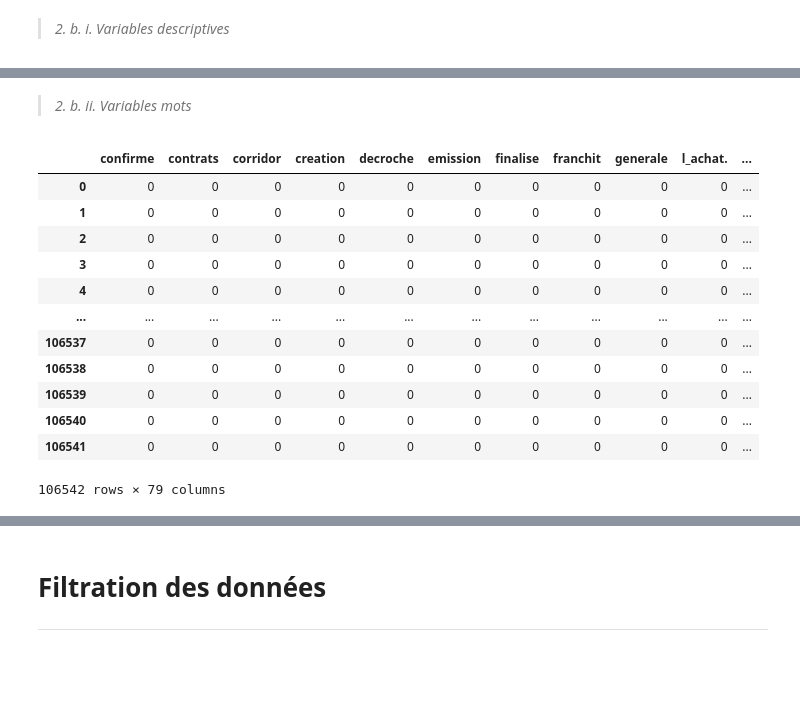
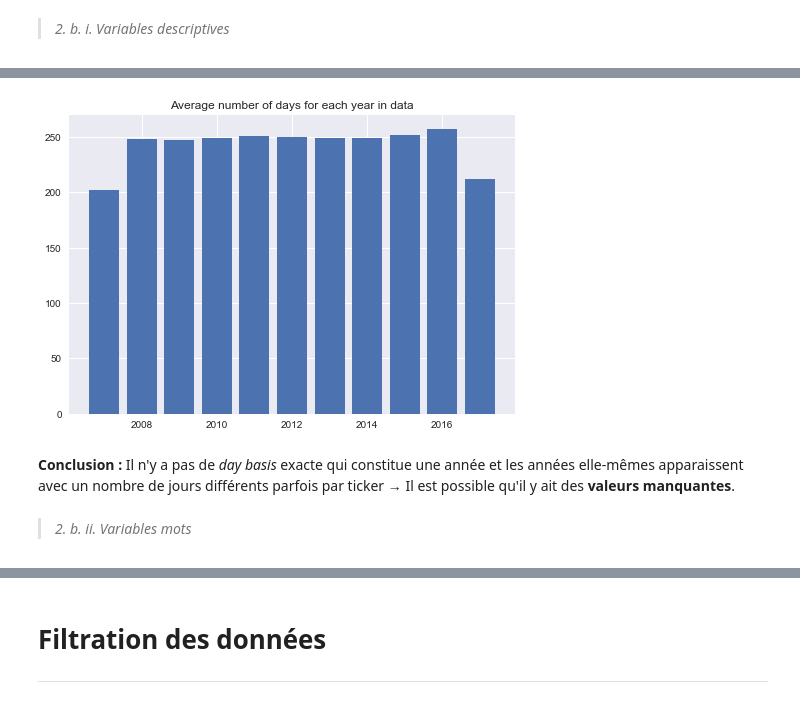
Before and after one commit to FranciscoRZ/WordImpactForecasting, a Jupyter notebook: exploratory_notebooks/kitchen_book.ipynb, the cells around one changed output, grey strips where cells are left out. Saved outputs shown, nothing was run; the diff lists cells and outputs as text; code cells hidden in the pictures; blank space fills up the shorter version.

```diff
--- a/exploratory_notebooks/kitchen_book.ipynb
+++ b/exploratory_notebooks/kitchen_book.ipynb
@@ -167,18 +234,19 @@ descriptive_variables = non_numeric_variables[:4]
+# %%
+avg_days_in_year = {}
+for (ticker, day_count) in all_day_counts.items():
+    for (year, count) in day_count.items():
+        try:
+            avg_days_in_year[year] += count
+        except KeyError:
+            avg_days_in_year[year] = count
+for year in years:
+    avg_days_in_year[year] /= len(all_day_counts)
+# %%
+plt.bar(avg_days_in_year.keys(), avg_days_in_year.values())
+plt.title("Average number of days for each year in data");
+# %% [output]
+[figure, added]
+# %% [markdown]
+**Conclusion :** Il n'y a pas de _day basis_ exacte qui constitue une année et les années elle-mêmes apparaissent avec un nombre de jours différents parfois par ticker &rarr; Il est possible qu'il y ait des **valeurs manquantes**.
 # %% [markdown]
 > _2. b. ii. Variables mots_
-# %%
-data.iloc[:,200:-1]
-# %% [output]
-|  | confirme | contrats | corridor | creation | decroche | emission | finalise | franchit | generale | l_achat. | ... |
-| 0 | 0 | 0 | 0 | 0 | 0 | 0 | 0 | 0 | 0 | 0 | ... |
-| 1 | 0 | 0 | 0 | 0 | 0 | 0 | 0 | 0 | 0 | 0 | ... |
-| 2 | 0 | 0 | 0 | 0 | 0 | 0 | 0 | 0 | 0 | 0 | ... |
-| 3 | 0 | 0 | 0 | 0 | 0 | 0 | 0 | 0 | 0 | 0 | ... |
-| 4 | 0 | 0 | 0 | 0 | 0 | 0 | 0 | 0 | 0 | 0 | ... |
-| ... | ... | ... | ... | ... | ... | ... | ... | ... | ... | ... | ... |
-| 106537 | 0 | 0 | 0 | 0 | 0 | 0 | 0 | 0 | 0 | 0 | ... |
-| 106538 | 0 | 0 | 0 | 0 | 0 | 0 | 0 | 0 | 0 | 0 | ... |
-| 106539 | 0 | 0 | 0 | 0 | 0 | 0 | 0 | 0 | 0 | 0 | ... |
-| 106540 | 0 | 0 | 0 | 0 | 0 | 0 | 0 | 0 | 0 | 0 | ... |
-| 106541 | 0 | 0 | 0 | 0 | 0 | 0 | 0 | 0 | 0 | 0 | ... |
-106542 rows × 79 columns
```
Also changed, not shown: parts of 27 cells of this notebook.
